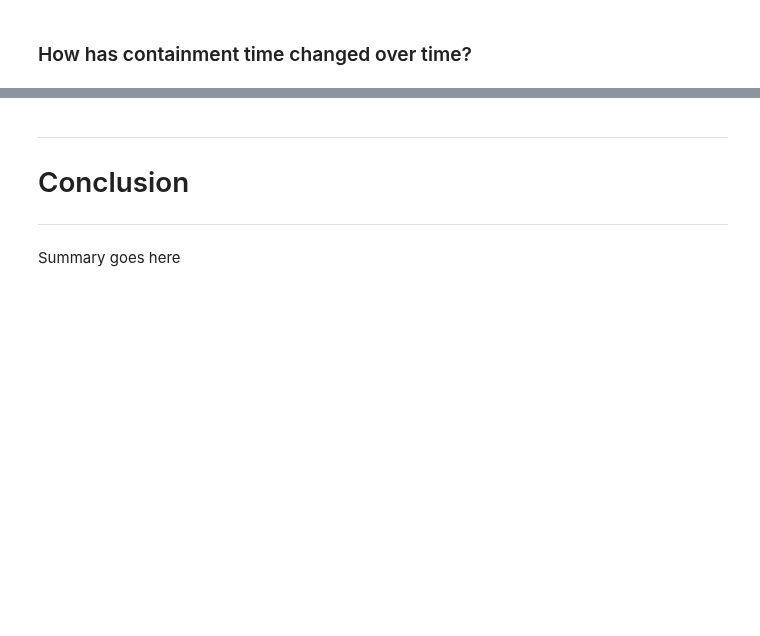
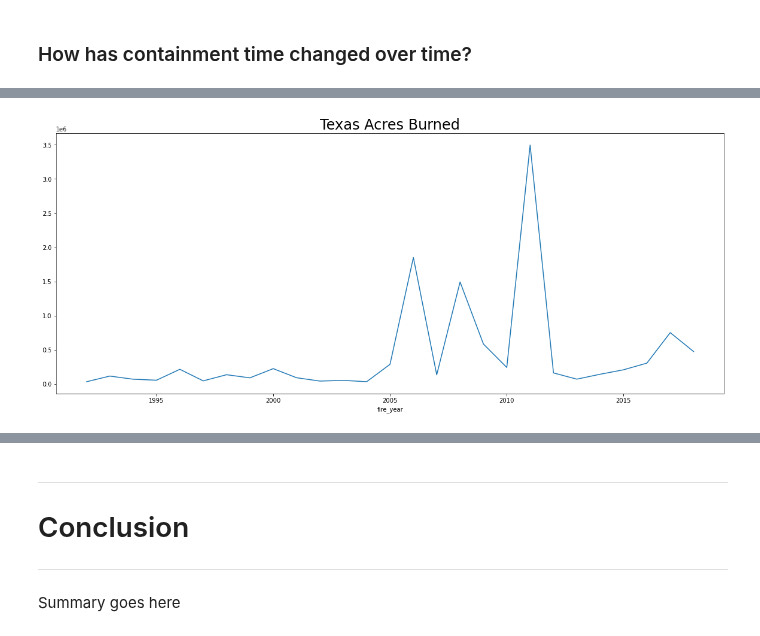
Before and after one commit to Dames-Researching-Flames/Sound-the-Alarm, a Jupyter notebook: Individual Works/Jeanettes_Workbook.ipynb, the cells around one changed output, grey strips where cells are left out. Cells and saved outputs as stored; diff of their text form; code cells hidden in the pictures; blank space fills up the shorter version.

```diff
--- a/Individual Works/Jeanettes_Workbook.ipynb
+++ b/Individual Works/Jeanettes_Workbook.ipynb
@@ -486,0 +553,7 @@ df[df.state == 'TX'].head()
+# %%
+# Total Acres burned in Texas per year
+plt.figure(figsize = (20,8))
+texas.groupby('fire_year').fire_size.sum().plot()
+plt.title('Texas Acres Burned', fontdict={'fontsize': 24});
+# %% [output]
+[figure, added]
```
Also changed, not shown: parts of 64 cells of this notebook, 1 other file.
